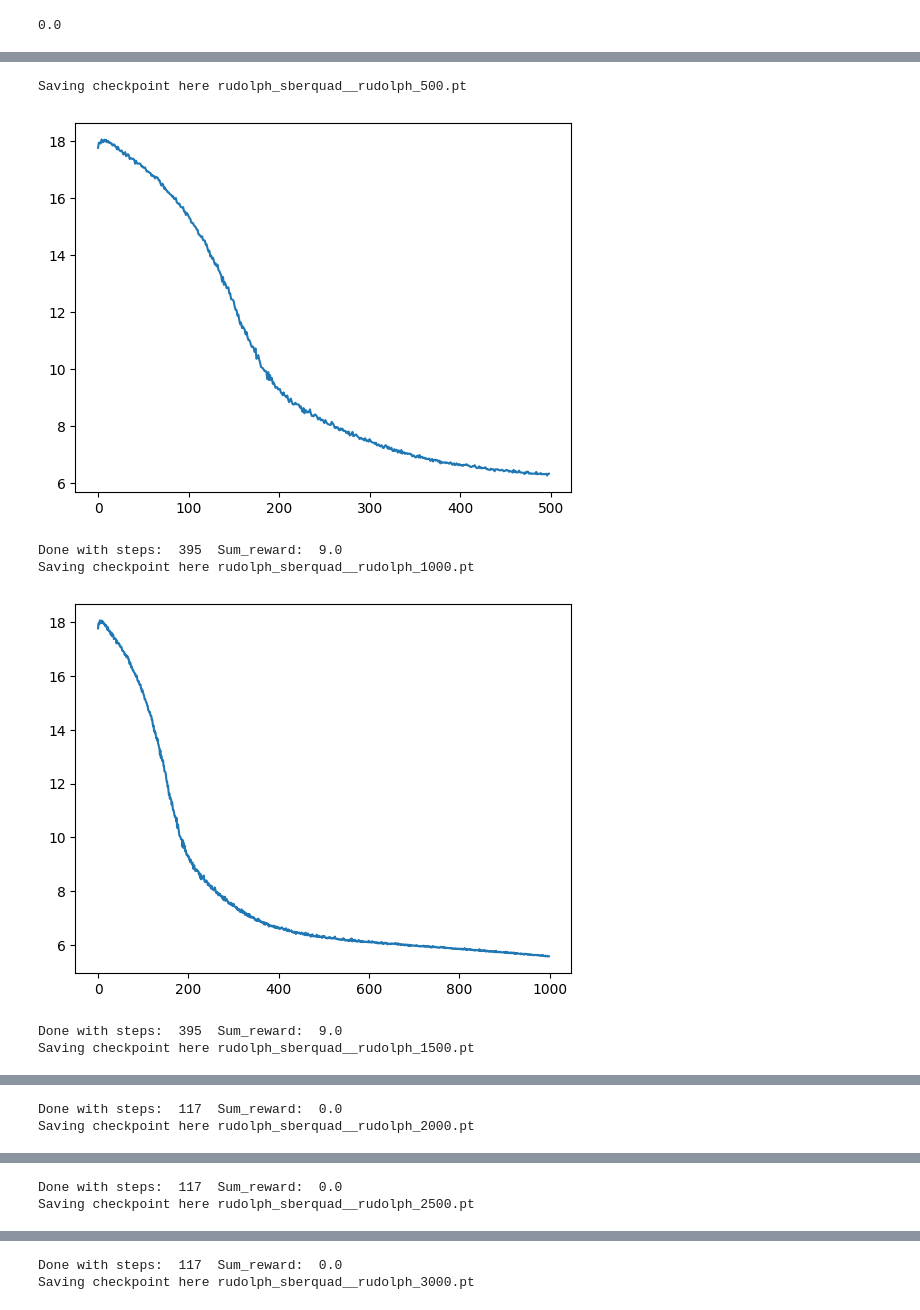
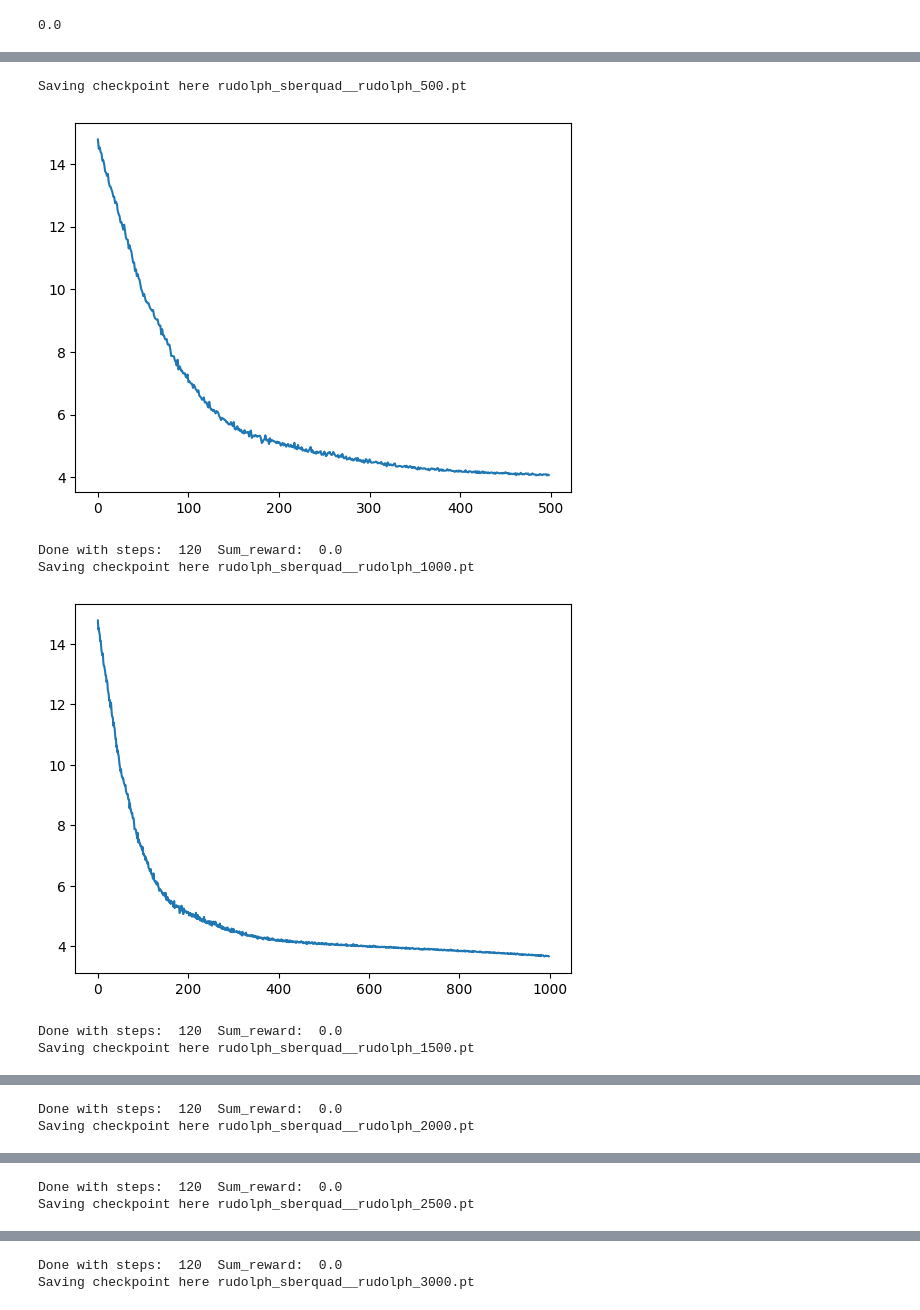
Before and after one commit to alstar8/RLdolph, a Jupyter notebook: jupyters/RudolfBreakout_S3_FBC.ipynb, the cells around one changed output, grey strips where cells are left out. Drawn from its saved outputs; the diff is of its cells as text; code cells hidden in the pictures.

```diff
--- a/jupyters/RudolfBreakout_S3_FBC.ipynb
+++ b/jupyters/RudolfBreakout_S3_FBC.ipynb
@@ -135,10 +143,10 @@ SPC_TOKENS = {
     '<LT_TQA>': 16390,
     '<RT_TQA>': 16391,
 
-    '<LT_RLA>': 16401,
-    '<RT_RLA>': 16402,
+    '<LT_RLA>': 16392,
+    '<RT_RLA>': 16393,
 }
 for i in range(18):
-    SPC_TOKENS['ATARI_'+str(i)] = 16403 + i
+    SPC_TOKENS['ATARI_'+str(i)] = 16394 + i
 # %%
 api = ruDolphApi(model, tokenizer, vae, bs=48)
@@ -250,9 +262,9 @@ def preprocess_s3_frame(item):
     right_special_token = '<RT_RLA>'
 
     lt = torch.zeros(args.l_text_seq_length,dtype=torch.int32)
-    lt[0] = 2
-    lt[1] = SPC_TOKENS[left_special_token]
-    lt[2] = 3
+    #lt[0] = 2
+    #lt[1] = SPC_TOKENS[left_special_token]
+    #lt[2] = 3
 
     img = Image.open(io.BytesIO(item['data']))
     img = api.image_transform(img)
@@ -322,9 +334,10 @@ def rudolph_step(observation,model):
     right_special_token = '<RT_RLA>'
 
     lt = torch.zeros(args.l_text_seq_length,dtype=torch.int32)
-    lt[0] = 2
-    lt[1] = SPC_TOKENS[left_special_token]
-    lt[2] = 3
+    #lt[0] = 2
+    #lt[1] = SPC_TOKENS[left_special_token]
+    #lt[2] = 3
+
     rt = torch.zeros(2, dtype=torch.int32)
     rt[0] = 2
     rt[1] = SPC_TOKENS[right_special_token]
@@ -343,6 +356,7 @@ def rudolph_step(observation,model):
     with torch.no_grad():
         logits = model(input_ids_text, attention_mask_text)
     # Ниже код, в котором выполняется семплирование из выдаваемого моделью распределения
+
     #distribution = torch.softmax(logits[0][:, -1, SPC_TOKENS['ATARI_0']:SPC_TOKENS['ATARI_0']+4], 1)
     #a_t = torch.multinomial(distribution, 1).item()
     a_t = torch.argmax(logits[0][:, -1, SPC_TOKENS['ATARI_0']:SPC_TOKENS['ATARI_0']+4]).item()
@@ -510,27 +509,29 @@ Syncing run fanciful-water-23 to Weights & Biases (docs)
 []
 # %%
 #checkpoint_path = '../checkpoints/light_last.pt'
-checkpoint_path = '/home/jovyan/Aleksei_RL/inference/model/light_last.pt'
+#checkpoint_path = '/home/jovyan/Aleksei_RL/inference/model/light_last.pt'
 #checkpoint_path = '/home/jovyan/Aleksei_RL/inference/model/350_S3_FBC/rudolph_sberquad_rudolph_106000.pt'
-checkpoint = torch.load(checkpoint_path, map_location=device)
-model.load_state_dict(checkpoint)
+#checkpoint = torch.load(checkpoint_path, map_location=device)
+#model.load_state_dict(checkpoint)
 # %%
+"""
 model = freeze(
     model=model,
     freeze_emb=False,
     freeze_ln=False,
     freeze_attn=True,
     freeze_ff=True,
     freeze_other=False,
 )
+"""
 
 
 train(model, optimizer, scheduler, args, train_dataloader)
 # %% [output]
 Saving checkpoint here rudolph_sberquad__rudolph_500.pt
-[figure, old version]
+[figure, new version]
-Done with steps:  395  Sum_reward:  9.0
+Done with steps:  120  Sum_reward:  0.0
 Saving checkpoint here rudolph_sberquad__rudolph_1000.pt
-[figure, old version]
+[figure, new version]
-Done with steps:  395  Sum_reward:  9.0
+Done with steps:  120  Sum_reward:  0.0
 Saving checkpoint here rudolph_sberquad__rudolph_1500.pt
@@ -538,2 +539,2 @@ Saving checkpoint here rudolph_sberquad__rudolph_1500.pt
-Done with steps:  117  Sum_reward:  0.0
+Done with steps:  120  Sum_reward:  0.0
 Saving checkpoint here rudolph_sberquad__rudolph_2000.pt
@@ -541,2 +542,2 @@ Saving checkpoint here rudolph_sberquad__rudolph_2000.pt
-Done with steps:  117  Sum_reward:  0.0
+Done with steps:  120  Sum_reward:  0.0
 Saving checkpoint here rudolph_sberquad__rudolph_2500.pt
@@ -544,2 +545,2 @@ Saving checkpoint here rudolph_sberquad__rudolph_2500.pt
-Done with steps:  117  Sum_reward:  0.0
+Done with steps:  120  Sum_reward:  0.0
 Saving checkpoint here rudolph_sberquad__rudolph_3000.pt
```
Also changed, not shown: parts of 9 cells of this notebook, 19 other files.
